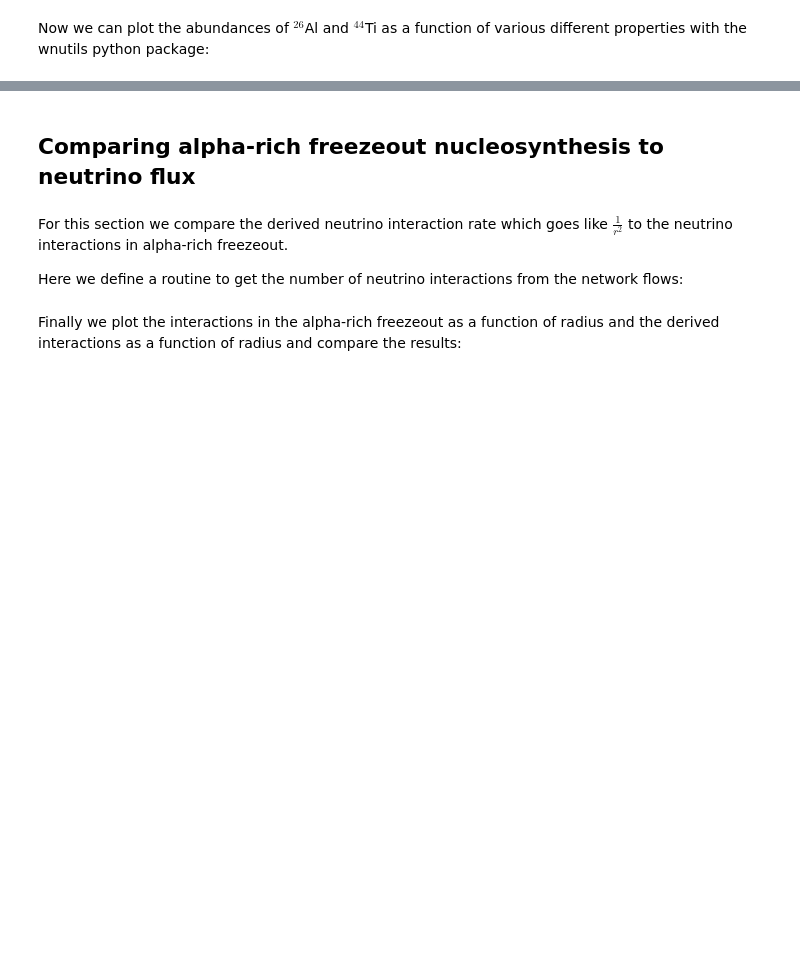
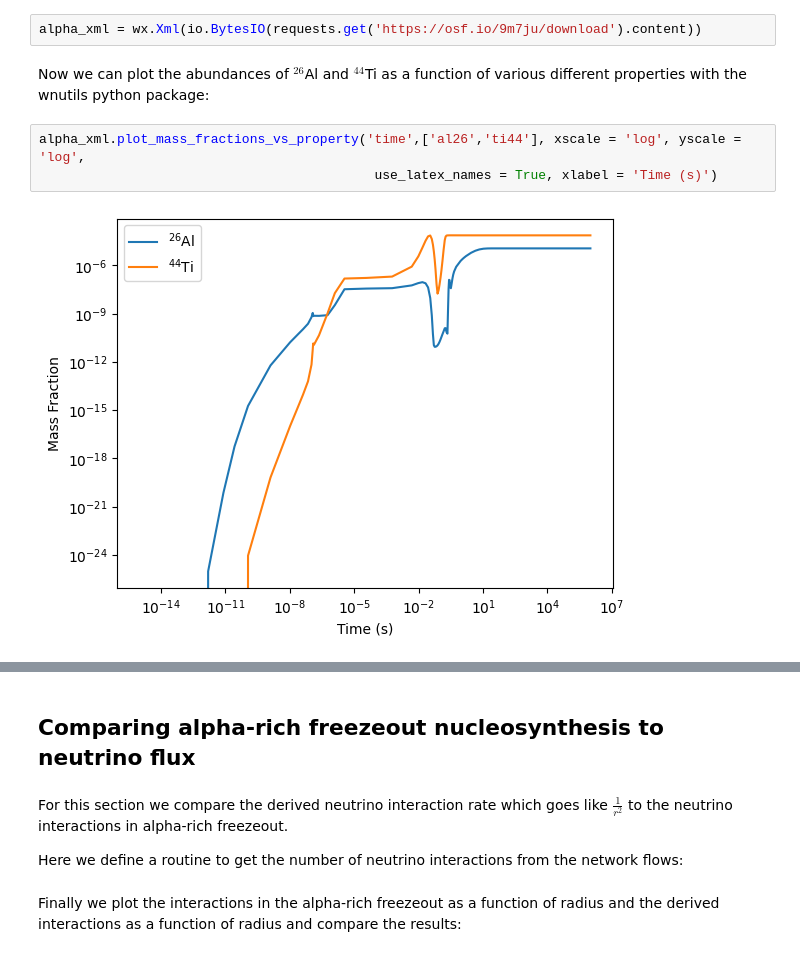
Before and after one commit to lucaswalls18/nu_fluxSN, a Jupyter notebook: nu_fluxSNII.ipynb, the cells around one changed output, grey strips where cells are left out. Saved outputs shown, nothing was run; the diff lists cells and outputs as text; blank space fills up the shorter version.

```diff
--- a/nu_fluxSNII.ipynb
+++ b/nu_fluxSNII.ipynb
@@ -47,5 +126,12 @@ It has been observed that knots of the innermost $\alpha$ freezeout material is
 We begin here by examining the nucleosynthesis in alpha-rich freezeout via a single-zone network calculation. The zone was given a trajectory of temperature, radius, and density as a function of time.
 
 First, we import the data:
+# %%
+alpha_xml = wx.Xml(io.BytesIO(requests.get('https://osf.io/9m7ju/download').content))
 # %% [markdown]
 Now we can plot the abundances of $^{26}$Al and $^{44}$Ti as a function of various different properties with the wnutils python package:
+# %%
+alpha_xml.plot_mass_fractions_vs_property('time',['al26','ti44'], xscale = 'log', yscale = 'log',
+                                           use_latex_names = True, xlabel = 'Time (s)')
+# %% [output]
+[figure, added]
```
Also changed, not shown: parts of 16 cells of this notebook.
